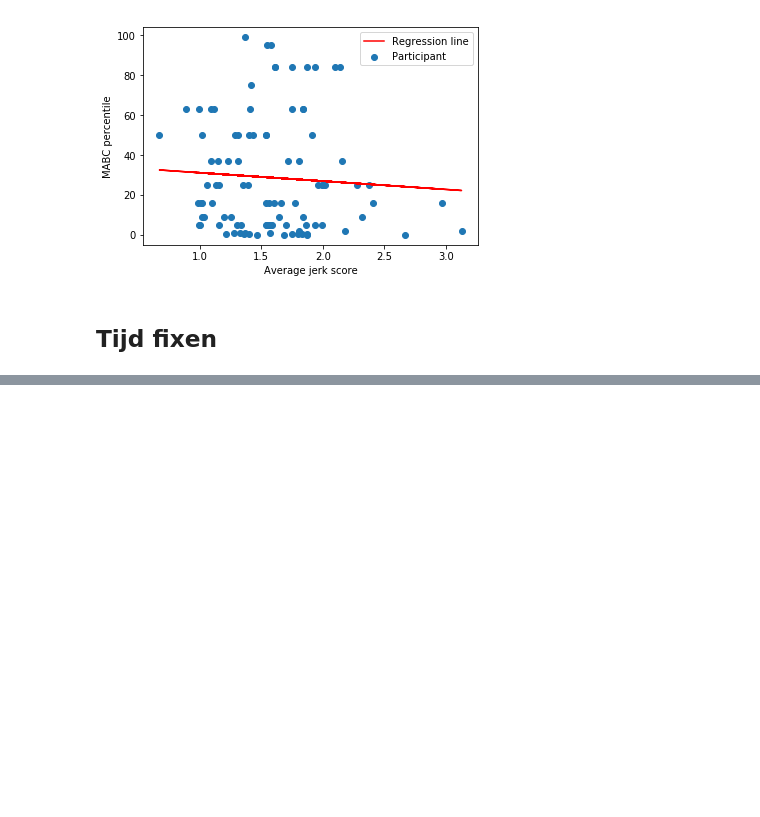
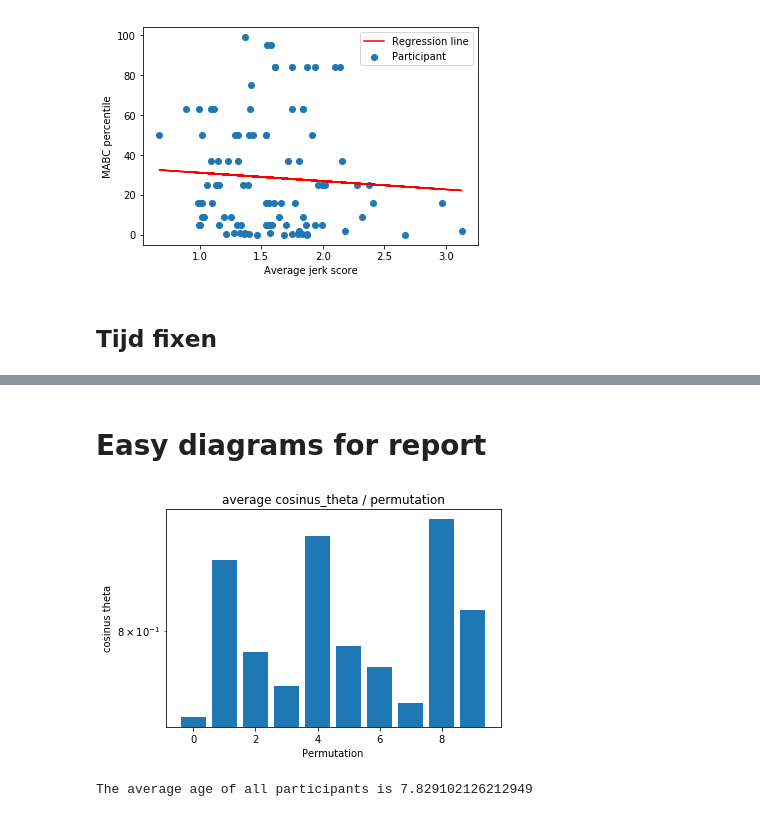
Before and after one commit to mangow/sps, a Jupyter notebook: sps.ipynb, the cells around one changed output, grey strips where cells are left out. Drawn from its saved outputs; the diff is of its cells as text; code cells hidden in the pictures; blank space fills up the shorter version.

Commit message:
sps adapted for plots

```diff
--- a/sps.ipynb
+++ b/sps.ipynb
@@ -147,0 +132,30 @@ rr_data_time.head(100)
+# %% [markdown]
+# Easy diagrams for report
+# %%
+# BAR CHART average cosinus_theta / permutation
+permutations = sorted(rr_data['permutation'].unique())
+
+means = []
+for p in permutations:
+    thispermutation = rr_data.loc[rr_data['permutation'] == p]
+    means.append(thispermutation['costheta'].mean())
+
+
+plt.bar(permutations, means, log=True)
+plt.xlabel('Permutation')
+plt.ylabel('cosinus theta')
+plt.title('average cosinus_theta / permutation')
+plt.savefig('plots/cosine_permutation.png', dpi=100)
+plt.show()
+# %% [output]
+[figure, added]
+# %%
+## get dataframe with only IDs for Average age
+ids = rr_data['ID'].unique()
+rr_data_id = rr_data.groupby('ID').first()
+ages = list(rr_data_id['age_precise'])
+print('The average age of all participants is {}'.format(np.mean(ages)))
+
+percs = list(rr_data_id['mabc_percentile_score'])
+# %% [output]
+The average age of all participants is 7.829102126212949
```
Also changed, not shown: parts of 5 cells of this notebook.
